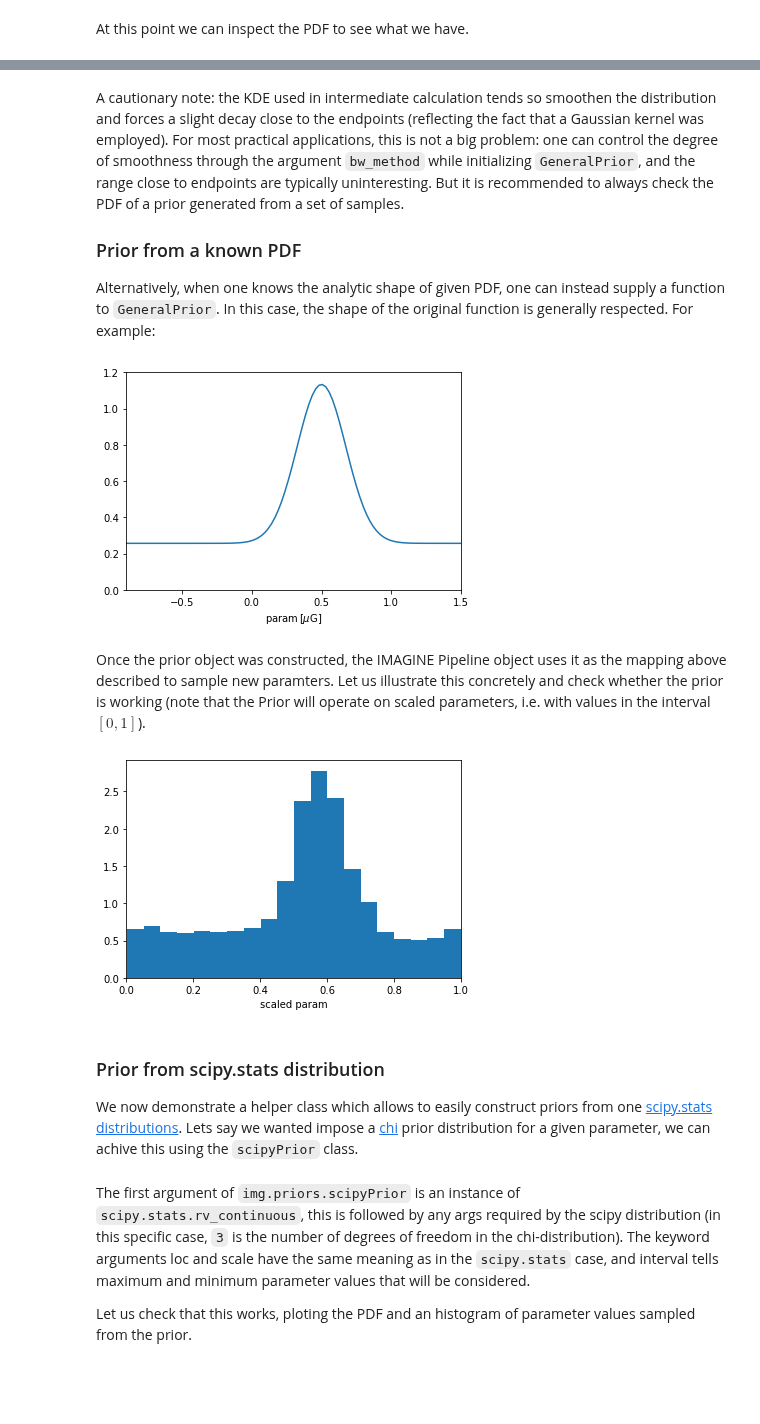
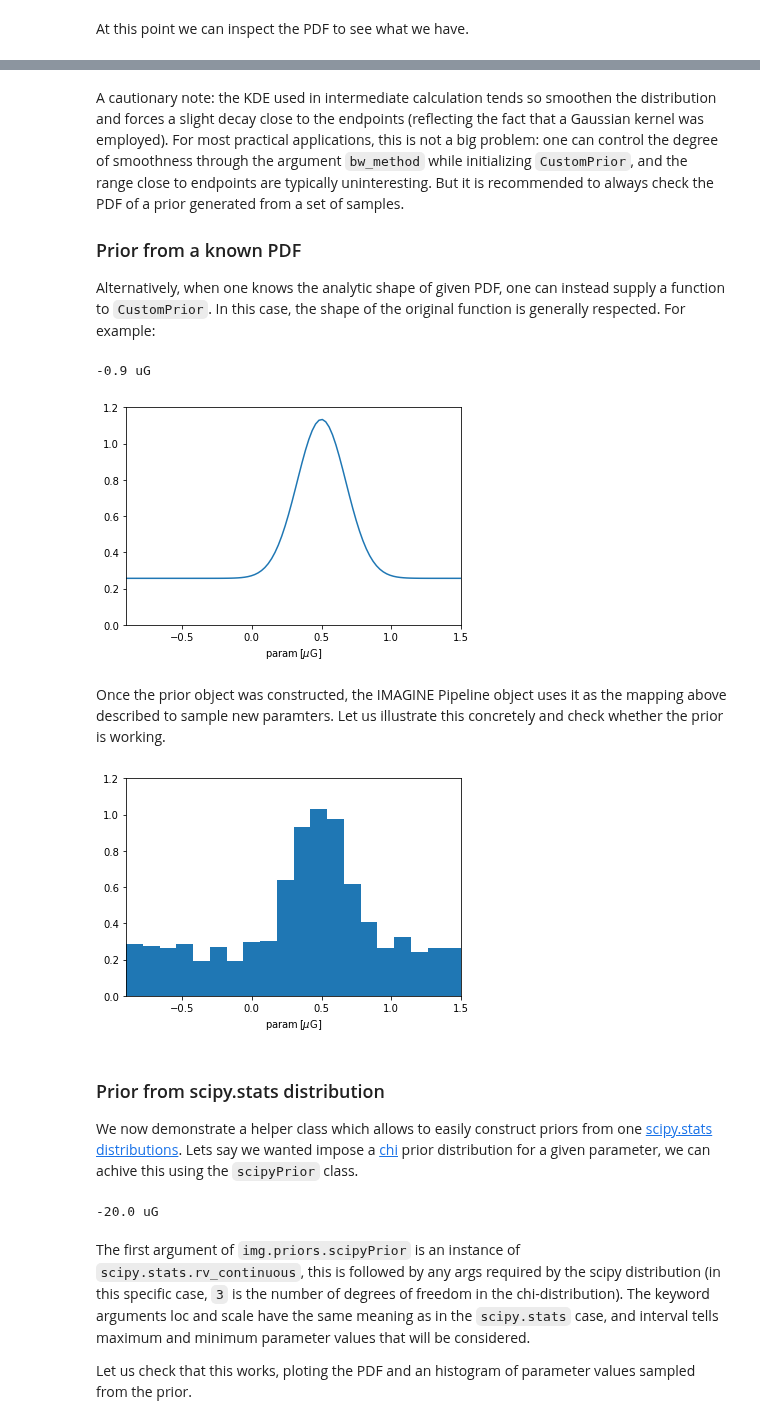
Before and after one commit to IMAGINE-Consortium/imagine, a Jupyter notebook: tutorials/tutorial_priors.ipynb, the cells around one changed output, grey strips where cells are left out. Saved outputs shown, nothing was run; the diff lists cells and outputs as text; code cells hidden in the pictures; blank space fills up the shorter version.

```diff
--- a/tutorials/tutorial_priors.ipynb
+++ b/tutorials/tutorial_priors.ipynb
@@ -52,10 +73,10 @@ plt.xlim(*interval.value); plt.ylim(0,1.2); plt.xlabel(r'param$\,[\mu\rm G]$');
 # %% [markdown]
 A cautionary note: the KDE used in intermediate calculation tends so smoothen the distribution and forces a slight decay close to the endpoints (reflecting the fact that a Gaussian kernel was employed). For most practical applications,
-this is not a big problem: one can control the degree of smoothness through the argument `bw_method` while initializing `GeneralPrior`, and the range close to endpoints are typically uninteresting. But it is recommended to always check the PDF of a prior generated from a set of samples.
+this is not a big problem: one can control the degree of smoothness through the argument `bw_method` while initializing `CustomPrior`, and the range close to endpoints are typically uninteresting. But it is recommended to always check the PDF of a prior generated from a set of samples.
 
 ### Prior from a known PDF
 
-Alternatively, when one knows the analytic shape of given PDF, one can instead supply a function to `GeneralPrior`. In this case, the shape of the original function is generally respected. For example:
+Alternatively, when one knows the analytic shape of given PDF, one can instead supply a function to `CustomPrior`. In this case, the shape of the original function is generally respected. For example:
 # %%
 def example_pdf(y):
     x = y.to(u.microgauss).value # Handles units
@@ -65,23 +86,25 @@ def example_pdf(y):
                          * np.exp( - (x - mu)**2 / (2 * sigma**2) ))
     return uniform_part + gaussian_part
 
-prior_param = img.priors.GeneralPrior(pdf_fun=example_pdf, interval=interval)
+prior_param = img.priors.CustomPrior(pdf_fun=example_pdf,
+                                      xmin=interval[0],
+                                      xmax=interval[1])
 
-plt.plot(p, prior_param.pdf_unscaled(p))
+plt.plot(p, prior_param.pdf(p))
 plt.xlim(*interval.value); plt.ylim(0,1.2); plt.xlabel(r'param$\,[\mu\rm G]$');
 # %% [output]
+-0.9 uG
 [figure]
 # %% [markdown]
-Once the prior object was constructed, the IMAGINE Pipeline object uses it as the mapping above described to sample new paramters. Let us illustrate this concretely and check whether the prior is working (note that the Prior will
-operate on scaled parameters, i.e. with values in the interval $[0,1]$).
+Once the prior object was constructed, the IMAGINE Pipeline object uses it as the mapping above described to sample new paramters. Let us illustrate this concretely and check whether the prior is working.
 # %%
 uniform_sample = np.random.random_sample(2000)
 sampled_values = prior_param(uniform_sample)
 
-plt.hist(sampled_values, bins=20, density=True)
-plt.xlabel('scaled param'); plt.xlim(0,1);
+plt.hist(sampled_values.value, bins=20, density=True)
+plt.xlim(*interval.value); plt.ylim(0,1.2); plt.xlabel(r'param$\,[\mu\rm G]$');
 # %% [output]
-[figure, old version]
+[figure, new version]
 # %% [markdown]
 ### Prior from scipy.stats distribution
 We now demonstrate a helper class which allows to easily construct priors from one [scipy.stats distributions](https://docs.scipy.org/doc/scipy/reference/stats.html). Lets say we wanted impose a [chi](https://docs.scipy.org/doc/scipy/reference/generated/scipy.stats.chi.html) prior distribution for a
@@ -90,7 +113,9 @@ given parameter, we can achive this using the `scipyPrior` class.
 import scipy.stats
 muG = u.microgauss
 chiPrior = img.priors.ScipyPrior(scipy.stats.chi, 3, loc=-10*muG,
-                                 scale=5*muG, interval=[-20,10]*muG)
+                                 scale=5*muG, xmin=-20*muG, xmax=10*muG)
+# %% [output]
+-20.0 uG
 # %% [markdown]
 The first argument of `img.priors.scipyPrior` is an instance of `scipy.stats.rv_continuous`, this is followed by any args required by the scipy distribution (in this specific case, `3` is the number of degrees of freedom in the chi-distribution). The keyword arguments loc and scale have the same meaning as in the `scipy.stats` case, and interval tells maximum and minimum parameter values that will be considered.
 
```
Also changed, not shown: parts of 10 cells of this notebook, 4 other files.
